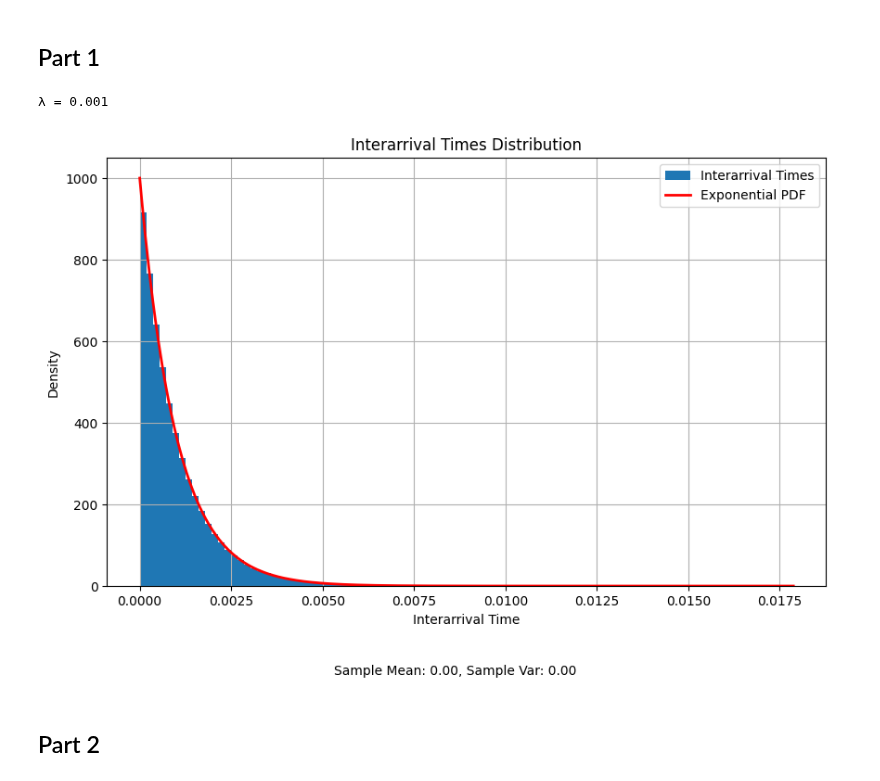
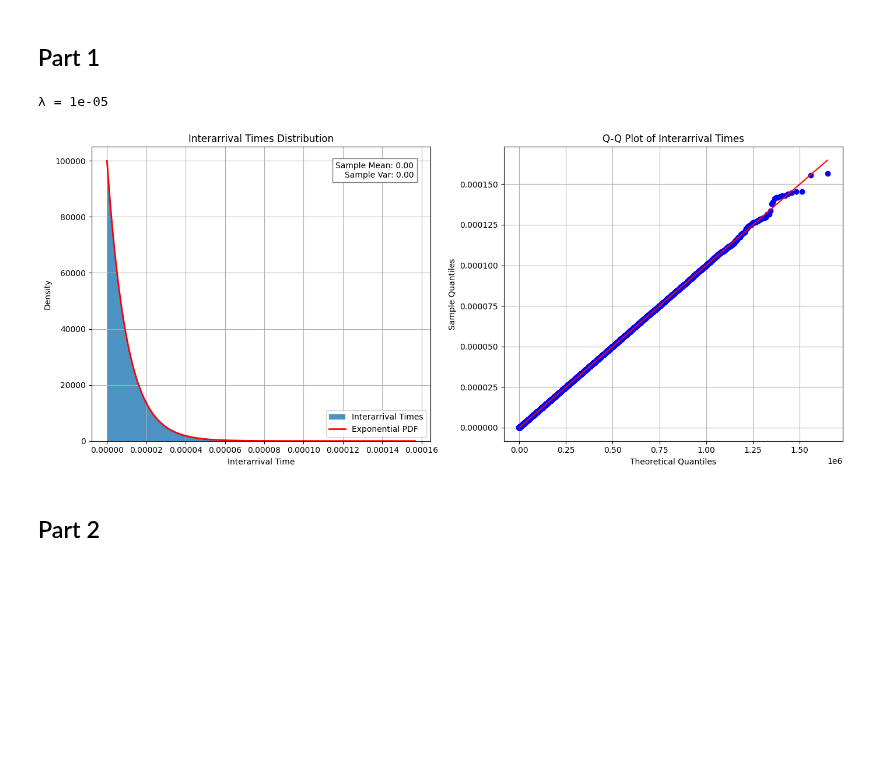
Before and after one commit to DaMole98/SPE-labs, a Jupyter notebook: HW-2/HW2.ipynb, the cells around one changed output. Saved outputs shown, nothing was run; the diff lists cells and outputs as text; code cells hidden in the pictures; blank space fills up the shorter version.

Commit message:
QQ plots

```diff
--- a/HW-2/HW2.ipynb
+++ b/HW-2/HW2.ipynb
@@ -9,14 +9,12 @@ import scipy.stats as stats
 ## Part 1
 # %%
 T = 100
-N = int(10e4)
-lam = T/N
+N = int(10e6)
+lam = T / N
 
 print("λ =", lam)
-
-repetitions = 1000
 # %% [output]
-λ = 0.001
+λ = 1e-05
 # %%
 def get_interarrival_times_from_uniform(
     T: float, N: int, repetitions: int = 1
@@ -40,36 +38,51 @@ def get_interarrival_times_from_uniform(
 
     return interarrivals.flatten()
 # %%
-interarrivals = get_interarrival_times_from_uniform(T, N, repetitions)
-# interarrivals = get_interarrival_times_from_uniform(T*repetitions, N*repetitions)
+interarrivals = get_interarrival_times_from_uniform(T, N)
 # %%
 mean = np.mean(interarrivals)
 var = np.var(interarrivals)
 
+fig, axes = plt.subplots(1, 2, figsize=(14, 6))
 
-# Plot the interarrival times distribution
-plt.figure(figsize=(10, 6))
+# -------- Left Plot: Histogram + PDF --------
+ax1 = axes[0]
+ax1.hist(interarrivals, bins=500, density=True, alpha=0.8, label="Interarrival Times")
 
-# Plot histogram of interarrival times
-plt.hist(interarrivals, bins=100, density=True, label='Interarrival Times')
+x = np.linspace(0, np.max(interarrivals), 1000)
+ax1.plot(x, stats.expon.pdf(x, scale=lam), "r-", lw=2, label="Exponential PDF")
 
-# Plot the theoretical PDF of the exponential distribution
-x = np.linspace(0, np.max(interarrivals), 1000)
-plt.plot(x, stats.expon.pdf(x, scale=lam), 'r-', lw=2, label='Exponential PDF')
+ax1.set_title("Interarrival Times Distribution")
+ax1.set_xlabel("Interarrival Time")
+ax1.set_ylabel("Density")
+ax1.legend()
+ax1.grid()
 
-plt.title(f'Interarrival Times Distribution')
-plt.xlabel('Interarrival Time')
-plt.ylabel('Density')
-plt.legend()
-plt.grid()
+# Add mean/var text inside the left plot
+textstr = f"Sample Mean: {mean:.2f}\nSample Var: {var:.2f}"
+ax1.text(
+    0.95,
+    0.95,
+    textstr,
+    transform=ax1.transAxes,
+    fontsize=10,
+    verticalalignment="top",
+    horizontalalignment="right",
+    bbox=dict(facecolor="white", edgecolor="gray"),
+)
 
-# Add a text box with the mean and standard deviation
-fig = plt.gcf()
-fig.text(0.5, -0.05, f'Sample Mean: {mean:.2f}, Sample Var: {var:.2f}', ha='center')
+# -------- Right Plot: Q-Q Plot --------
+ax2 = axes[1]
+stats.probplot(interarrivals, dist="expon", sparams=(0, 1 / lam), plot=ax2)
+ax2.set_title("Q-Q Plot of Interarrival Times")
+ax2.set_xlabel("Theoretical Quantiles")
+ax2.set_ylabel("Sample Quantiles")
+ax2.grid()
 
-fig.show()
+plt.tight_layout()
+plt.show()
 # %% [output]
-[figure, old version]
+[figure, new version]
 # %% [markdown]
 ## Part 2
 # %%
```
Also changed, not shown: parts of 9 cells of this notebook.
